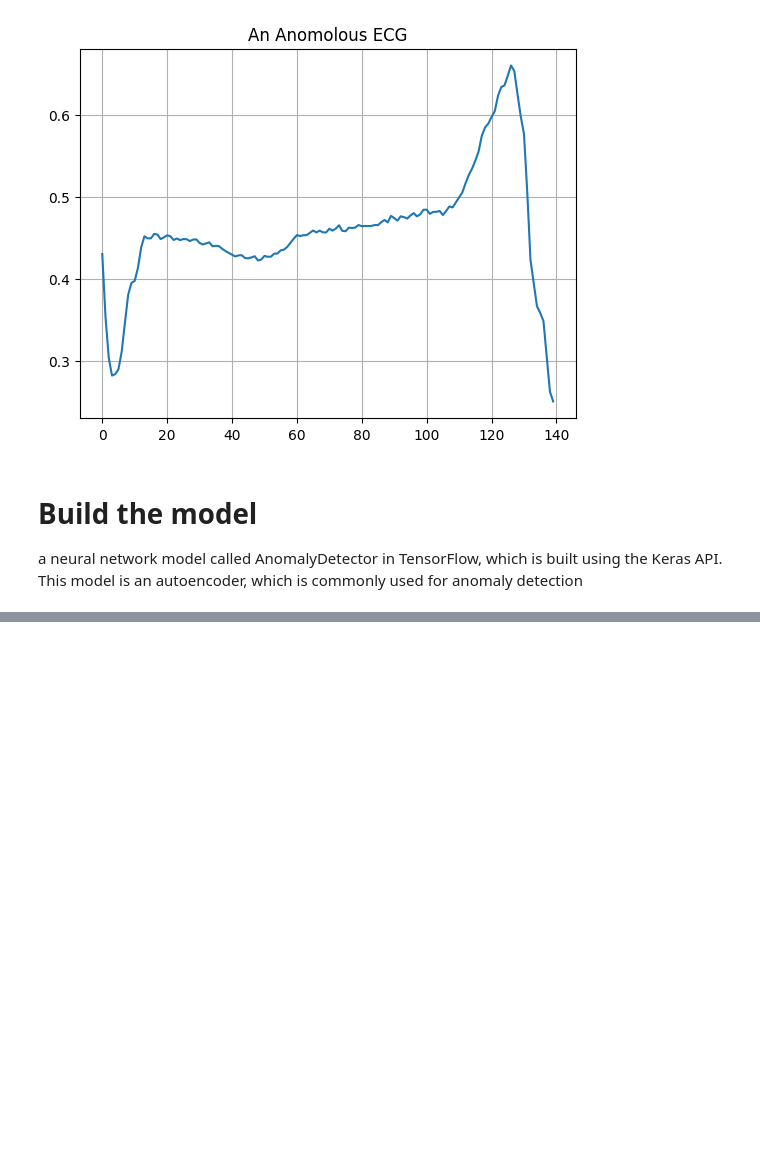
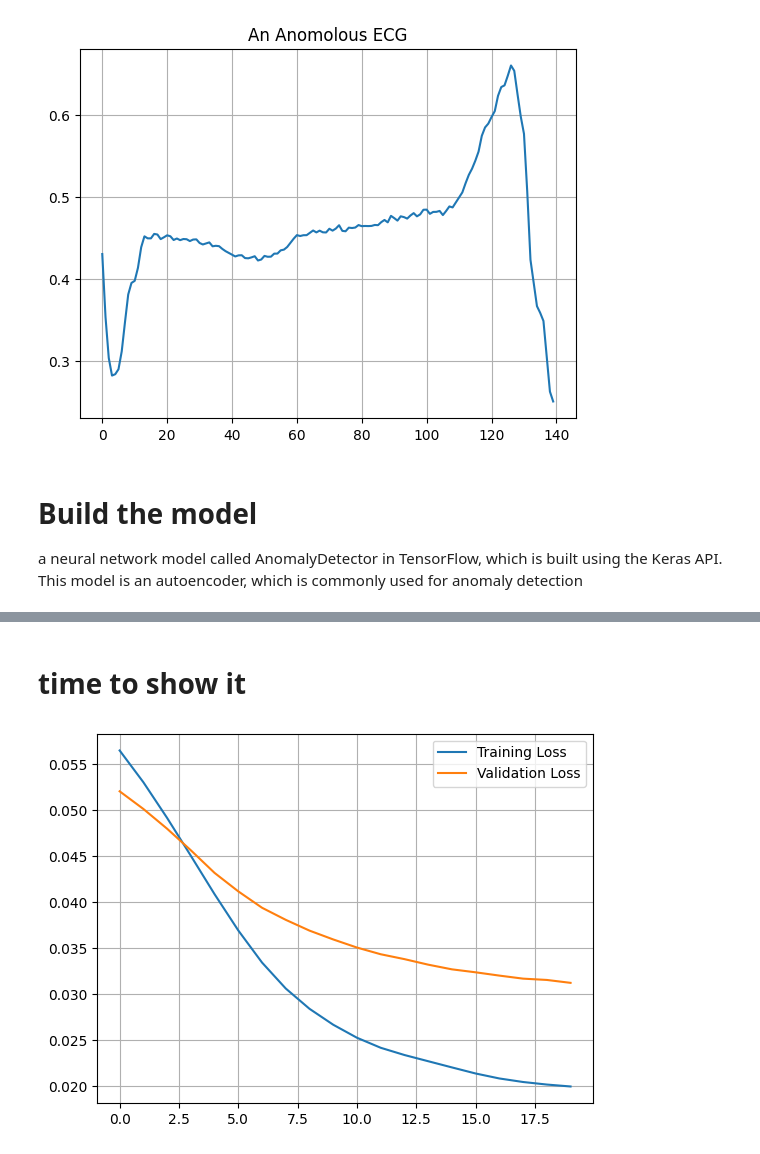
Before and after one commit to mohamadtorres/abnomalydetrection_autoencoder, a Jupyter notebook: autoencoder_abnomaly.ipynb, the cells around one changed output, grey strips where cells are left out. Cells and saved outputs as stored; diff of their text form; code cells hidden in the pictures; blank space fills up the shorter version.

```diff
--- a/autoencoder_abnomaly.ipynb
+++ b/autoencoder_abnomaly.ipynb
@@ -158,0 +164,6 @@ autoencoder.compile(optimizer='adam', loss='mae')
+# %%
+history = autoencoder.fit(normal_train_data, normal_train_data, #trained on normal_train_data as input and target to reconstruct it
+          epochs=20,
+          batch_size=512,
+          validation_data=(test_data, test_data), #just like the traindata the input and target are the same
+          shuffle=True) #shuffle = True ensures that the training data is shuffled each time to prevent the model from relying on the same data again and again
@@ -158,0 +212,10 @@ autoencoder.compile(optimizer='adam', loss='mae')
+# %% [markdown]
+# time to show it
+# %%
+plt.grid()
+plt.plot(history.history["loss"], label="Training Loss")
+plt.plot(history.history["val_loss"], label="Validation Loss")
+plt.legend()
+plt.show()
+# %% [output]
+[figure, added]
```
Also changed, not shown: parts of 10 cells of this notebook.
